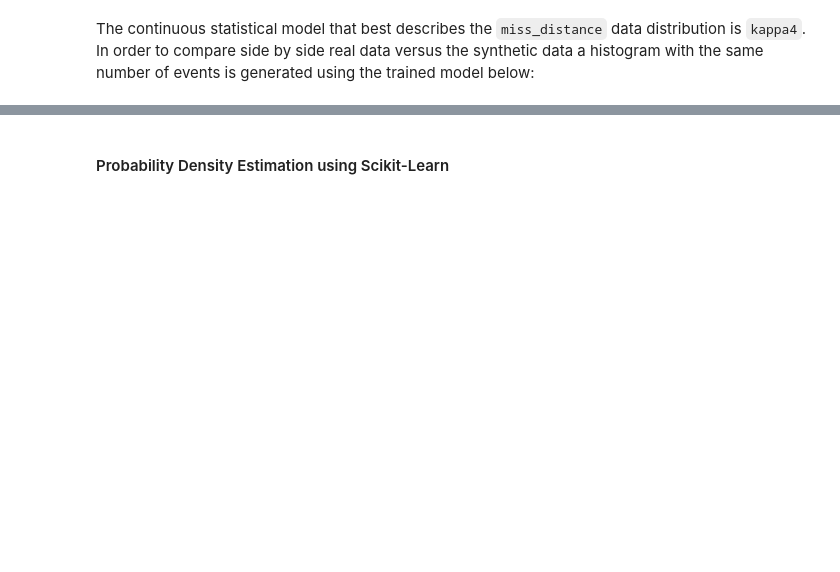
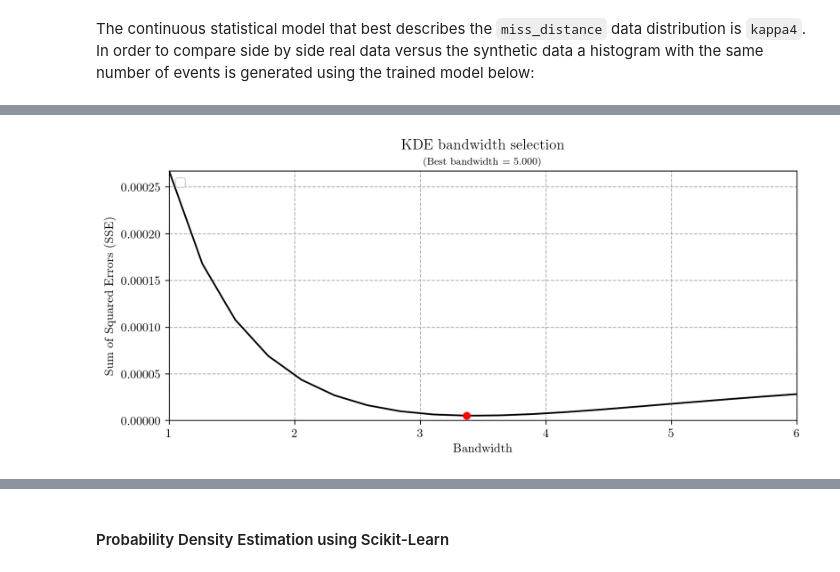
Before and after one commit to JJavierRosales/scapy, a Jupyter notebook: notebooks/Kelvins - Collision Avoidance Challenge + EDA.ipynb, the cells around one changed output, grey strips where cells are left out. Drawn from its saved outputs; the diff is of its cells as text; code cells hidden in the pictures; blank space fills up the shorter version.

```diff
--- a/notebooks/Kelvins - Collision Avoidance Challenge + EDA.ipynb
+++ b/notebooks/Kelvins - Collision Avoidance Challenge + EDA.ipynb
@@ -236,6 +265,9 @@ def nbins(data, rule):
 
     # Return number of bins
     return math.ceil((data.max() - data.min())/bins_size[rule])
+# %%
+def magnitude_order(value):
+    return 10**(math.floor(math.log(value, 10)))
 # %% [markdown]
 ### 2.1. - Distance at closest approach distribution analysis (`miss_distance`)
 
@@ -670,0 +724,76 @@ for keColumn, keLabel in keColumns.items():
+# %%
+
+def kde_sklearn(x, x_grid, bandwidth=0.2, **kwargs):
+    """Kernel Density Estimation with Scikit-learn"""
+    kde_skl = KernelDensity(bandwidth=bandwidth, **kwargs)
+    kde_skl.fit(np.array(x).reshape(-1,1))
+    # score_samples() returns the log-likelihood of the samples
+    log_pdf = kde_skl.score_samples(x_grid[:, np.newaxis])
+
+    return np.exp(log_pdf)
+
+
+data = df_lastCDM['t_h_per'].to_numpy()
+bins = nbins(data, 'fd')
+
+# Get histogram of original data
+pd_actual, x = np.histogram(data, bins=bins, density=True)
+x = (x + np.roll(x, -1))[:-1] / 2.0
+
+# The grid we'll use for plotting
+scale_upper = magnitude_order(np.max(data))
+scale_lower = magnitude_order(np.min(data))
+
+x_grid = np.linspace(math.floor(np.min(data)/scale)*scale, math.ceil(np.max(data)/scale)*scale, 1000)
+
+
+bandwidths = np.linspace(1,6,20)
+
+# Create plot object to compare all kernels as a function of the bandwidth
+
+sse = np.zeros_like(bandwidths)
+for i, bandwidth in enumerate(bandwidths):
+
+    pd_estimated = kde_sklearn(data, x, kernel='gaussian', bandwidth=bandwidth)
+    sse[i] = np.sum(np.power(pd_actual-pd_estimated, 2.0))
+
+
+best_bw = math.ceil(bandwidths[sse==np.min(sse)][0])
+best_bw = 5
+
+# Create plot object to compare all kernels as a function of the bandwidth
+plt.figure(figsize=(10,4))
+plt.plot(bandwidths, sse, 'k-', lw=1.5)
+plt.plot(bandwidths[sse==np.min(sse)], np.min(sse), 'ro')
+
+plt.title(r'KDE bandwidth selection' + '\n' + '\small (Best bandwidth = {:.3f})'.format(best_bw))
+plt.ylabel(r'Sum of Squared Errors (SSE)')
+plt.xlabel(r'Bandwidth')
+plt.xlim(bandwidths[0], bandwidths[-1])
+plt.ylim(0, np.max(sse))
+
+plt.grid(True, linestyle='--')
+plt.legend(loc='upper left')
+plt.show()
+
+
+
+plt.figure(figsize=(10,4))
+
+pdf = kde_sklearn(data, x_grid, kernel='gaussian', bandwidth=best_bw)
+
+plt.plot(x, pd_actual, 'r--', label=r'Actual')
+plt.plot(x_grid, pdf, '-', lw=1.5, label=r'Estimated')
+
+plt.hist(data, density=True, alpha=0.75, color='gray', bins = nbins(data, 'fd'))
+
+
+plt.title(r'Probability density using Scikit-Learn KDE')
+plt.ylabel(r'Probability density')
+plt.xlabel(r'Perigee (Km)')
+plt.xlim(x_grid[0], x_grid[-1])
+
+plt.grid(True, linestyle='--')
+plt.legend(loc='upper left')
+plt.show()
+# %% [output]
@@ -670,0 +801 @@ for keColumn, keLabel in keColumns.items():
+[figure, added]
```
Also changed, not shown: parts of 13 cells of this notebook.
